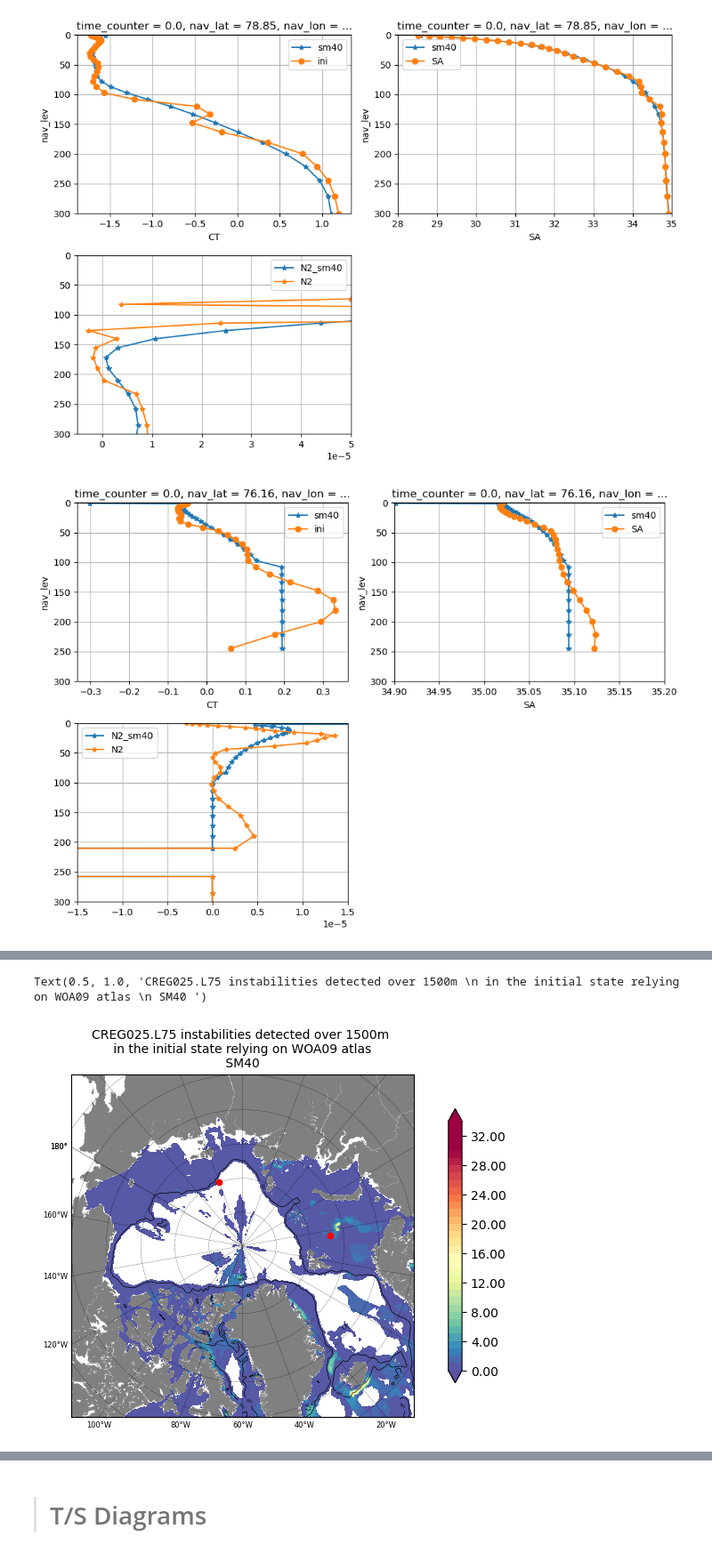
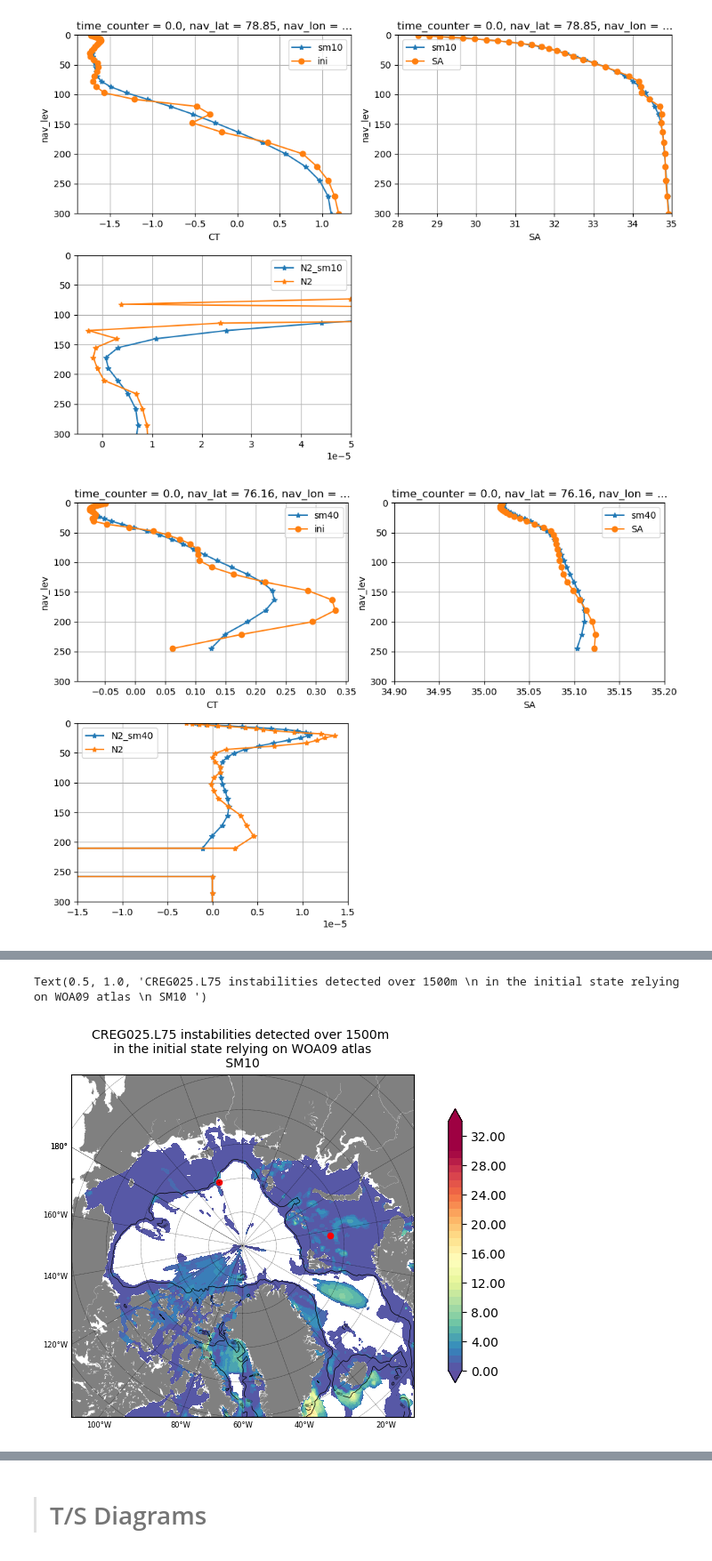
Before and after one commit to ctalandi/TOOLS, a Jupyter notebook: OTHERS/CREG025.L75_InitialStateDensityInv.ipynb, the cells around one changed output, grey strips where cells are left out. Shown at 89% size. Cells and saved outputs as stored; diff of their text form; code cells hidden in the pictures.

```diff
--- a/OTHERS/CREG025.L75_InitialStateDensityInv.ipynb
+++ b/OTHERS/CREG025.L75_InitialStateDensityInv.ipynb
@@ -297,7 +297,7 @@ Attributes:
     TimeStamp:  24/10/2022 15:19:27 -0000
 # %%
 DATA_PATH='/data0/project/drakkar/CONFIGS/CREG025.L75/GRID/'
-filein='CREG025.L75-NEMO420DIN_OCEinit_gridT_SM40.nc'
+filein='CREG025.L75-NEMO420DIN_OCEinit_gridT_SM10.nc'
 ds_sm=xr.open_dataset(DATA_PATH+filein,drop_variables=["x", "y"])
 ds_sm
 # %% [output]
@@ -539,7 +539,7 @@ if False:
 
 plt.tight_layout()
 # %% [output]
-[figure, old version]
+[figure, new version]
 # %%
 ds_init
 # %% [output]
@@ -563,21 +563,21 @@ Attributes:
 # %%
 plt.figure(figsize=(10,5))
 Arc_Bat(ztype='isol500')
 m=Arc_plot(ds_init['nav_lon'],ds_init['nav_lat'],\
          xr.where(ds_init['Instab_sm']==0.,np.nan,ds_init['Instab_sm']),np.arange(35),[0.,30.],zmy_cmap='Spectral_r')
 # Latitude & longitude
 loc_x=140  ;  loc_y=80
 x,y = m(loc_x,loc_y)
 m.scatter(x,y,20,marker='o', color='r')
 
 loc_x=37  ;  loc_y=77
 x,y = m(loc_x,loc_y)
 m.scatter(x,y,20,marker='o', color='r')
-plt.title('CREG025.L75 instabilities detected over 1500m \n in the initial state relying on WOA09 atlas \n SM40 ',fontsize=10)
+plt.title('CREG025.L75 instabilities detected over 1500m \n in the initial state relying on WOA09 atlas \n SM10 ',fontsize=10)
 #plt.title('CREG025.L75 instabilities detected over 1500m \n in the initial state relying on WOA09 atlas',fontsize=10)
 # %% [output]
-Text(0.5, 1.0, 'CREG025.L75 instabilities detected over 1500m \n in the initial state relying on WOA09 atlas \n SM40 ')
+Text(0.5, 1.0, 'CREG025.L75 instabilities detected over 1500m \n in the initial state relying on WOA09 atlas \n SM10 ')
-[figure, old version]
+[figure, new version]
 # %%
 ds_init['Instab_sm'].plot(cmap='Spectral_r')
 plt.scatter(340,497,20,marker='o', color='r')
```
Also changed, not shown: parts of 10 cells of this notebook, 1 other file.
